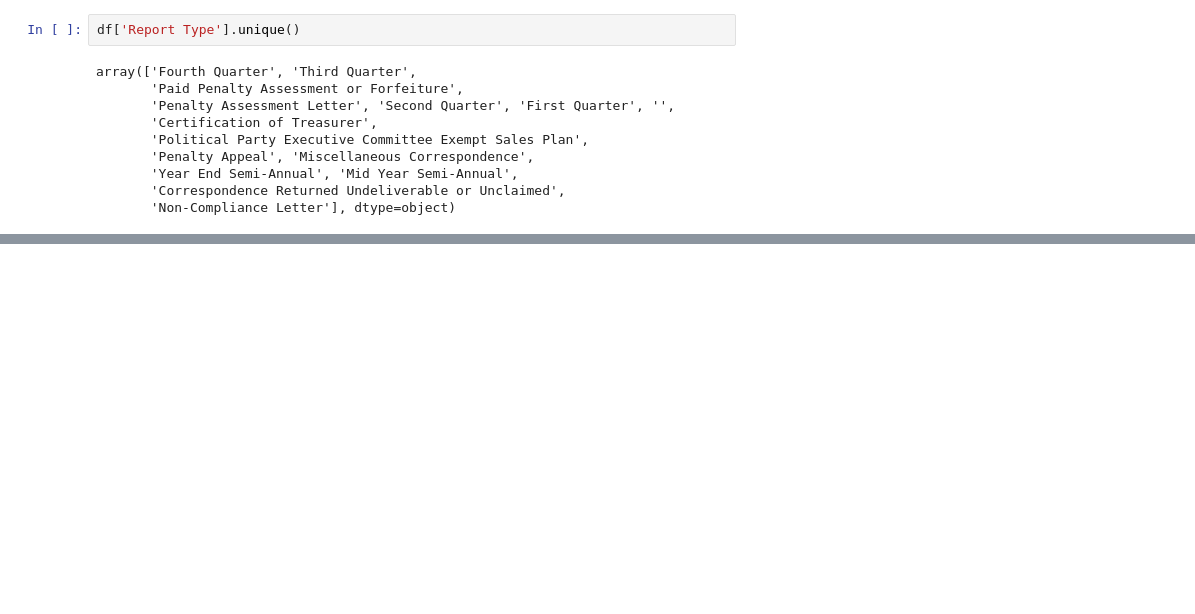
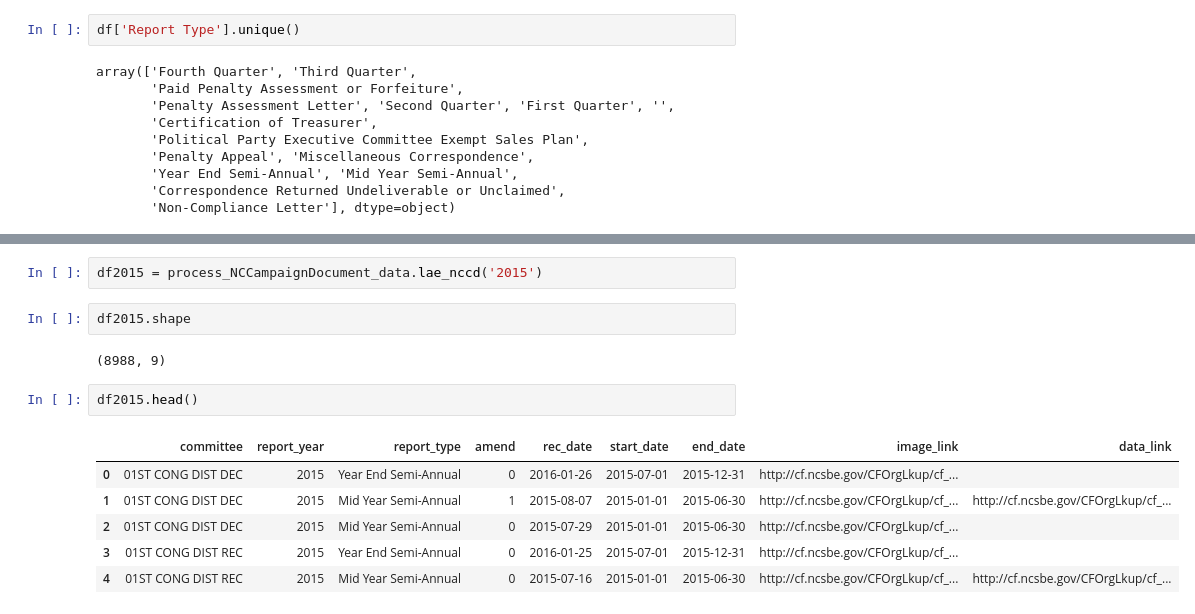
Before and after one commit to immersinn/ncga, a Jupyter notebook: notebooks/explore/Explore All PAC Filings.ipynb, the cells around one changed output, grey strips where cells are left out. Cells and saved outputs as stored; diff of their text form; blank space fills up the shorter version.

```diff
--- a/notebooks/explore/Explore All PAC Filings.ipynb
+++ b/notebooks/explore/Explore All PAC Filings.ipynb
@@ -133,0 +138,15 @@ TabError: inconsistent use of tabs and spaces in indentation (extract_NCCampaign
+# %%
+df2015 = process_NCCampaignDocument_data.lae_nccd('2015')
+# %%
+df2015.shape
+# %% [output]
+(8988, 9)
+# %%
+df2015.head()
+# %% [output]
+|  | committee | report_year | report_type | amend | rec_date | start_date | end_date | image_link | data_link |
+| 0 | 01ST CONG DIST DEC | 2015 | Year End Semi-Annual | 0 | 2016-01-26 | 2015-07-01 | 2015-12-31 | http://cf.ncsbe.gov/CFOrgLkup/cf_... |  |
+| 1 | 01ST CONG DIST DEC | 2015 | Mid Year Semi-Annual | 1 | 2015-08-07 | 2015-01-01 | 2015-06-30 | http://cf.ncsbe.gov/CFOrgLkup/cf_... | http://cf.ncsbe.gov/CFOrgLkup/cf_... |
+| 2 | 01ST CONG DIST DEC | 2015 | Mid Year Semi-Annual | 0 | 2015-07-29 | 2015-01-01 | 2015-06-30 | http://cf.ncsbe.gov/CFOrgLkup/cf_... |  |
+| 3 | 01ST CONG DIST REC | 2015 | Year End Semi-Annual | 0 | 2016-01-25 | 2015-07-01 | 2015-12-31 | http://cf.ncsbe.gov/CFOrgLkup/cf_... |  |
+| 4 | 01ST CONG DIST REC | 2015 | Mid Year Semi-Annual | 0 | 2015-07-16 | 2015-01-01 | 2015-06-30 | http://cf.ncsbe.gov/CFOrgLkup/cf_... | http://cf.ncsbe.gov/CFOrgLkup/cf_... |
```
Also changed, not shown: parts of 30 cells of this notebook, 41 other files.
